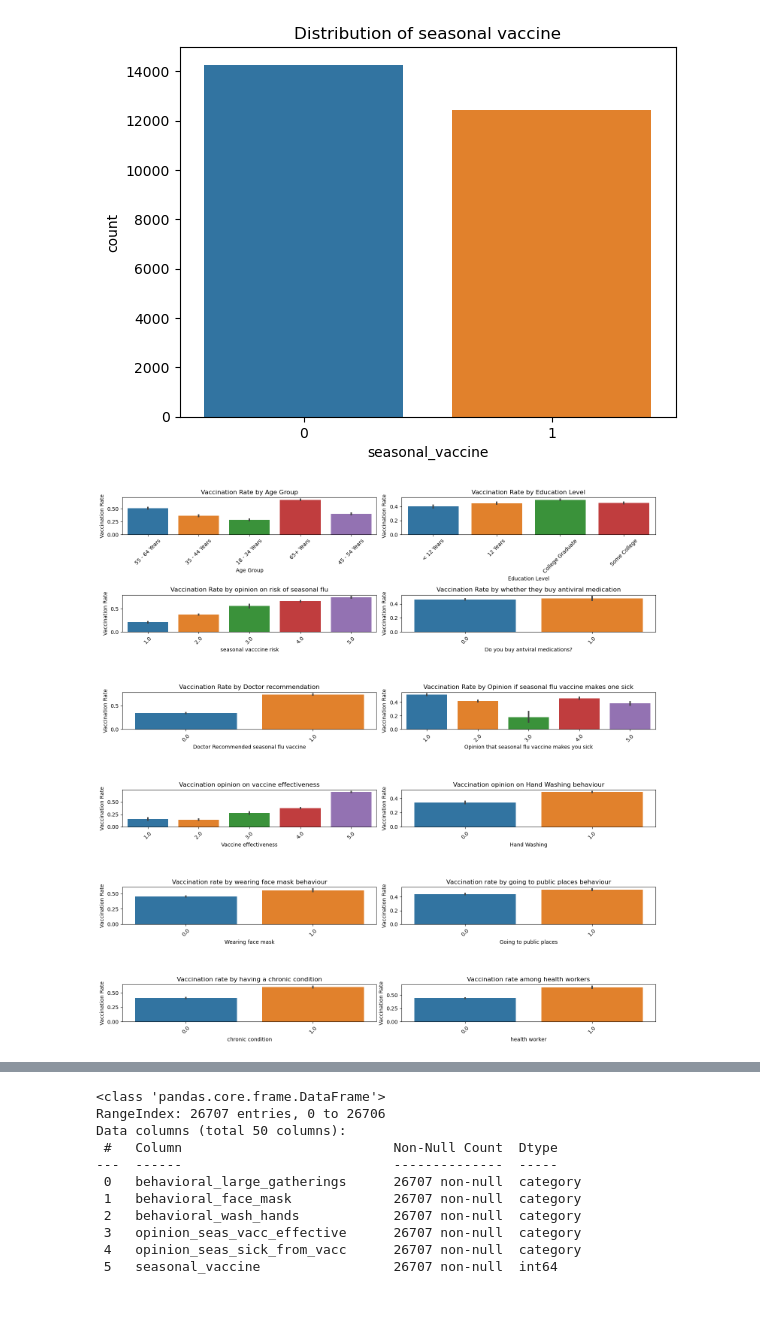
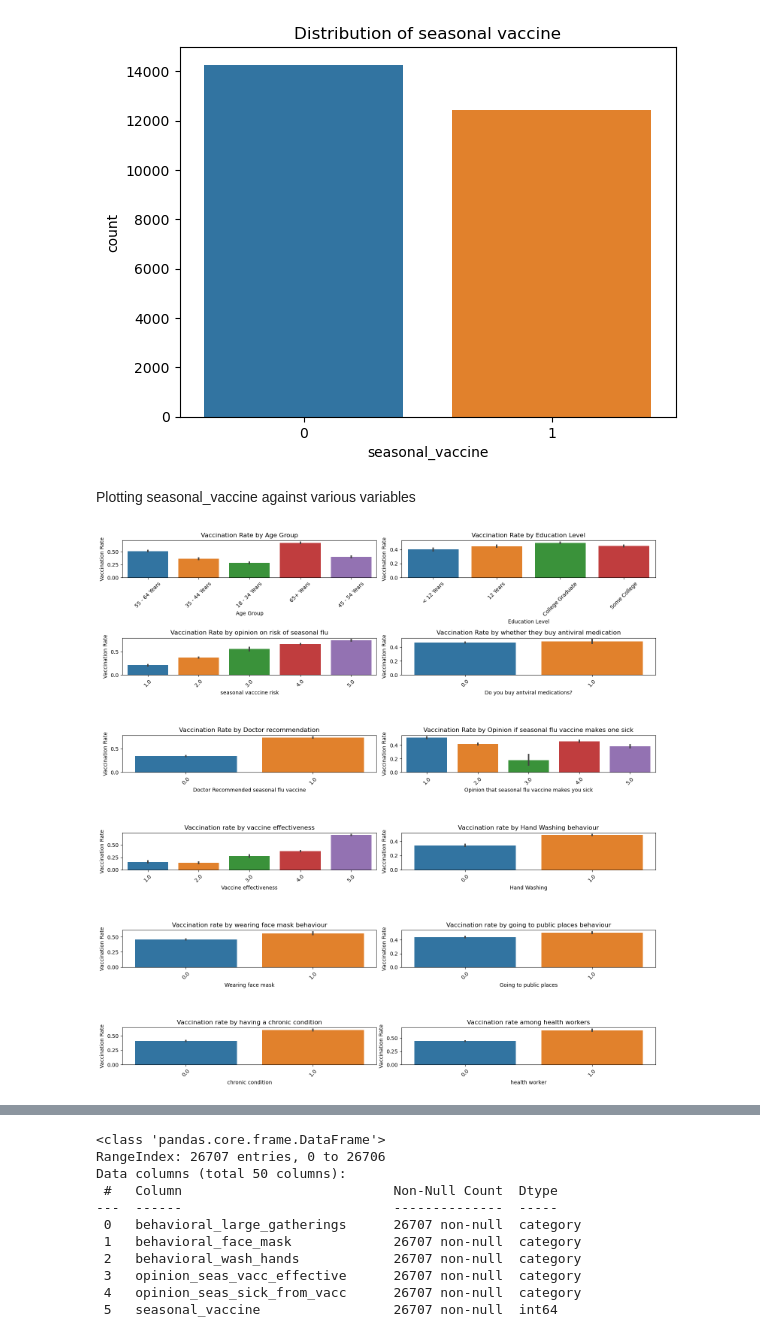
Before and after one commit to MedTechBro/PHASE-3-PROJECT, a Jupyter notebook: JupyterNotebook.ipynb, the cells around one changed output, grey strips where cells are left out. Cells and saved outputs as stored; diff of their text form; code cells hidden in the pictures; blank space fills up the shorter version.

```diff
--- a/JupyterNotebook.ipynb
+++ b/JupyterNotebook.ipynb
@@ -180,6 +208,8 @@ plt.title('Distribution of seasonal vaccine')
 plt.show()
 # %% [output]
 [figure]
+# %% [markdown]
+Plotting seasonal_vaccine against various variables
 # %%
 fig, axes = plt.subplots(6, 2, figsize=(15, 15))
 
@@ -220,42 +250,42 @@ axes[2, 1].set_ylabel('Vaccination Rate')
 axes[2, 1].tick_params(axis='x', rotation=45)
 
 sns.barplot(x='opinion_seas_vacc_effective', y='seasonal_vaccine', data=training_set, ax=axes[3, 0])
-axes[3, 0].set_title('Vaccination opinion on vaccine effectiveness')
+axes[3, 0].set_title('Vaccination rate by vaccine effectiveness')
 axes[3, 0].set_xlabel('Vaccine effectiveness')
 axes[3, 0].set_ylabel('Vaccination Rate')
 axes[3, 0].tick_params(axis='x', rotation=45)
 
 sns.barplot(x='behavioral_wash_hands', y='seasonal_vaccine', data=training_set, ax=axes[3, 1])
-axes[3, 1].set_title('Vaccination opinion on Hand Washing behaviour')
+axes[3, 1].set_title('Vaccination rate by Hand Washing behaviour')
 axes[3, 1].set_xlabel('Hand Washing')
 axes[3, 1].set_ylabel('Vaccination Rate')
 axes[3, 1].tick_params(axis='x', rotation=45)
 
 sns.barplot(x='behavioral_face_mask', y='seasonal_vaccine', data=training_set, ax=axes[4, 0])
 axes[4, 0].set_title('Vaccination rate by wearing face mask behaviour')
 axes[4, 0].set_xlabel('Wearing face mask')
 axes[4, 0].set_ylabel('Vaccination Rate')
 axes[4, 0].tick_params(axis='x', rotation=45)
 
 sns.barplot(x='behavioral_large_gatherings', y='seasonal_vaccine', data=training_set, ax=axes[4, 1])
 axes[4, 1].set_title('Vaccination rate by going to public places behaviour')
 axes[4, 1].set_xlabel('Going to public places')
 axes[4, 1].set_ylabel('Vaccination Rate')
 axes[4, 1].tick_params(axis='x', rotation=45)
 
 sns.barplot(x='chronic_med_condition', y='seasonal_vaccine', data=training_set, ax=axes[5, 0])
 axes[5, 0].set_title('Vaccination rate by having a chronic condition')
 axes[5, 0].set_xlabel('chronic condition')
 axes[5, 0].set_ylabel('Vaccination Rate')
 axes[5, 0].tick_params(axis='x', rotation=45)
 
 sns.barplot(x='health_worker', y='seasonal_vaccine', data=training_set, ax=axes[5, 1])
 axes[5, 1].set_title('Vaccination rate among health workers')
 axes[5, 1].set_xlabel('health worker')
 axes[5, 1].set_ylabel('Vaccination Rate')
 axes[5, 1].tick_params(axis='x', rotation=45)
 plt.tight_layout()
 
 plt.show()
 # %% [output]
-[figure, old version]
+[figure, new version]
```
Also changed, not shown: parts of 78 cells of this notebook.
